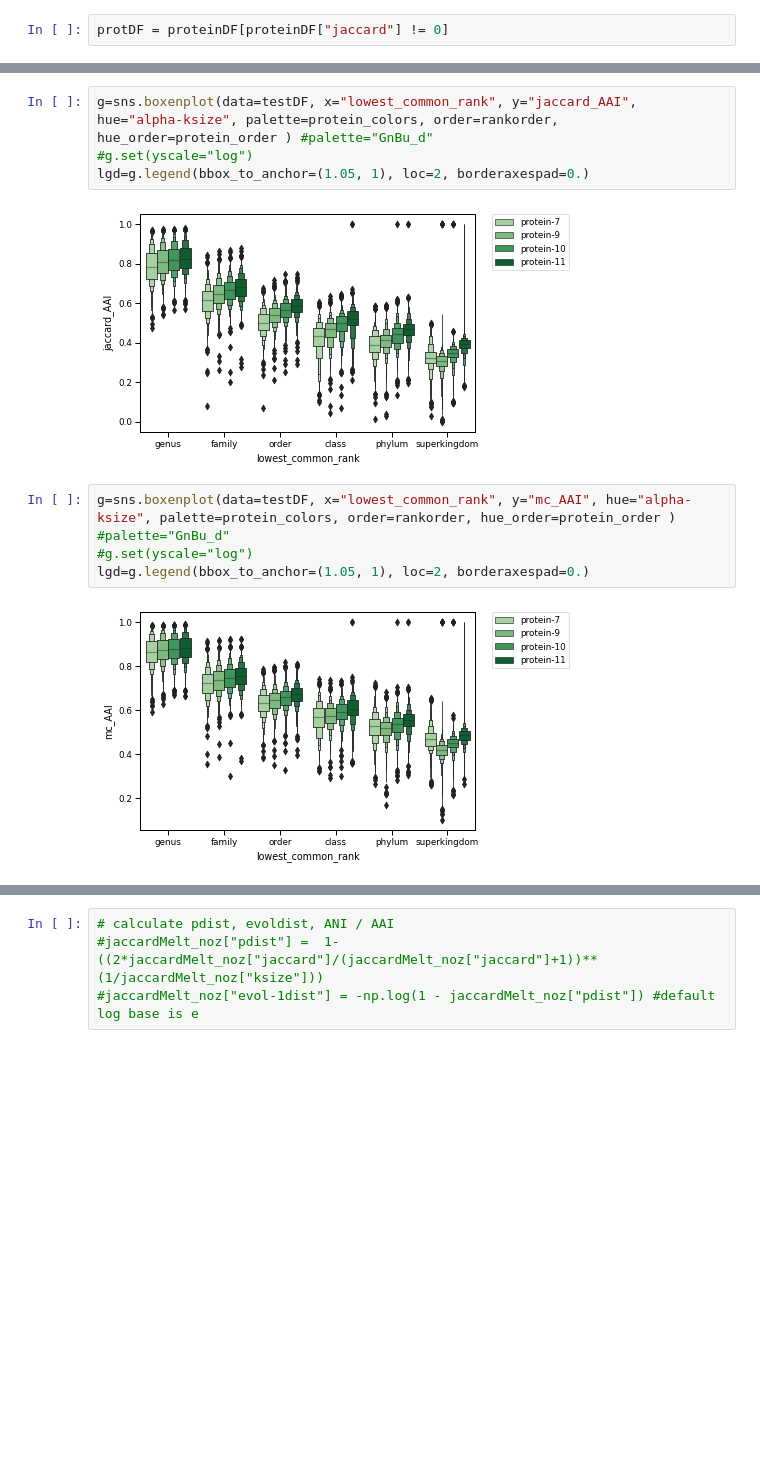
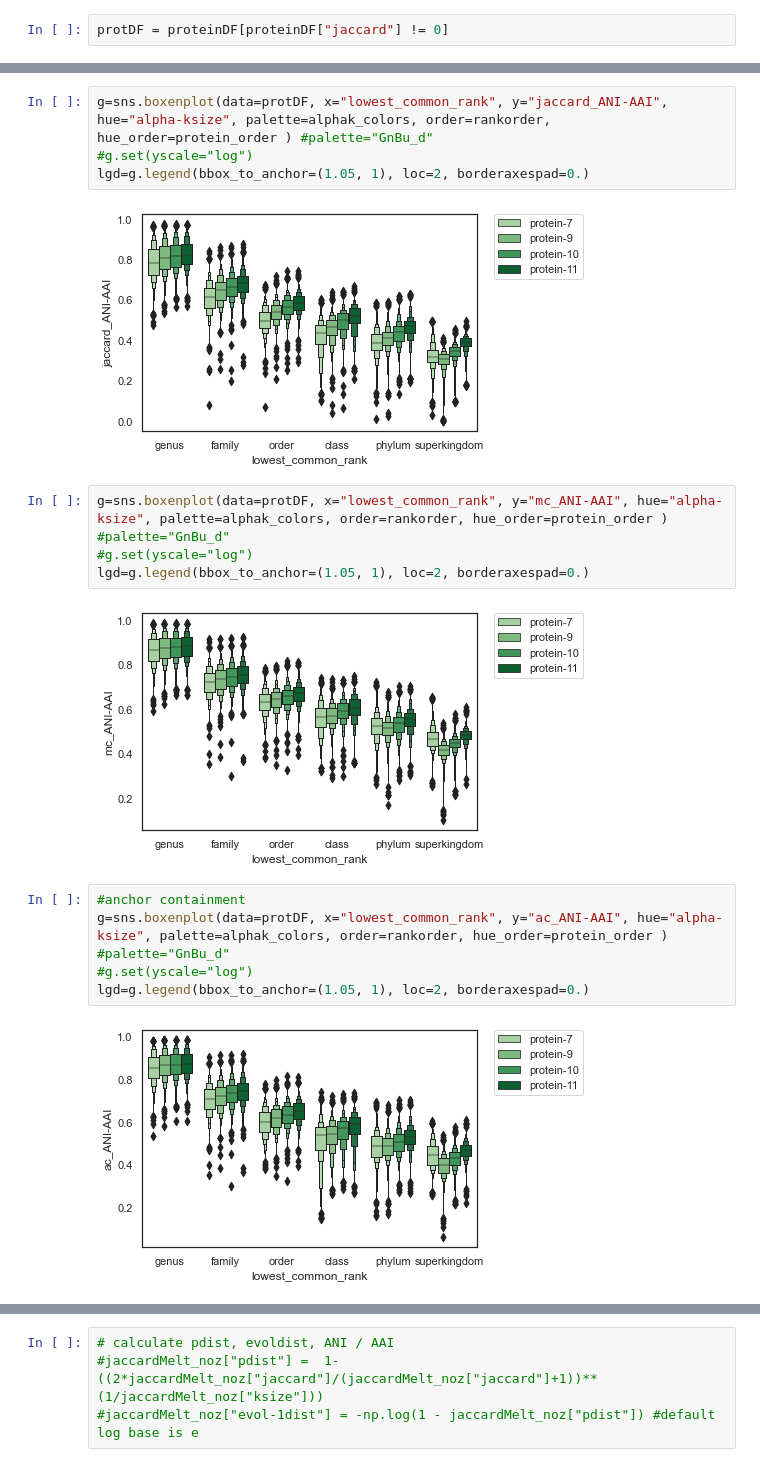
Before and after one commit to bluegenes/2020-dist-compare, a Jupyter notebook: notebooks/evolpaths-ANI-AAI.ipynb, the cells around one changed output, grey strips where cells are left out. Saved outputs shown, nothing was run; the diff lists cells and outputs as text; blank space fills up the shorter version.

```diff
--- a/notebooks/evolpaths-ANI-AAI.ipynb
+++ b/notebooks/evolpaths-ANI-AAI.ipynb
@@ -180,12 +200,19 @@ lgd=g.legend(bbox_to_anchor=(1.05, 1), loc=2, borderaxespad=0.)
 # %%
-g=sns.boxenplot(data=testDF, x="lowest_common_rank", y="jaccard_AAI", hue="alpha-ksize", palette=protein_colors, order=rankorder, hue_order=protein_order ) #palette="GnBu_d"
+g=sns.boxenplot(data=protDF, x="lowest_common_rank", y="jaccard_ANI-AAI", hue="alpha-ksize", palette=alphak_colors, order=rankorder, hue_order=protein_order ) #palette="GnBu_d"
 #g.set(yscale="log")
 lgd=g.legend(bbox_to_anchor=(1.05, 1), loc=2, borderaxespad=0.)
 # %% [output]
-[figure, old version]
+[figure, new version]
 # %%
-g=sns.boxenplot(data=testDF, x="lowest_common_rank", y="mc_AAI", hue="alpha-ksize", palette=protein_colors, order=rankorder, hue_order=protein_order ) #palette="GnBu_d"
+g=sns.boxenplot(data=protDF, x="lowest_common_rank", y="mc_ANI-AAI", hue="alpha-ksize", palette=alphak_colors, order=rankorder, hue_order=protein_order ) #palette="GnBu_d"
 #g.set(yscale="log")
 lgd=g.legend(bbox_to_anchor=(1.05, 1), loc=2, borderaxespad=0.)
 # %% [output]
-[figure, old version]
+[figure, new version]
+# %%
+#anchor containment
+g=sns.boxenplot(data=protDF, x="lowest_common_rank", y="ac_ANI-AAI", hue="alpha-ksize", palette=alphak_colors, order=rankorder, hue_order=protein_order ) #palette="GnBu_d"
+#g.set(yscale="log")
+lgd=g.legend(bbox_to_anchor=(1.05, 1), loc=2, borderaxespad=0.)
+# %% [output]
+[figure, added]
```
Also changed, not shown: parts of 51 cells of this notebook.
